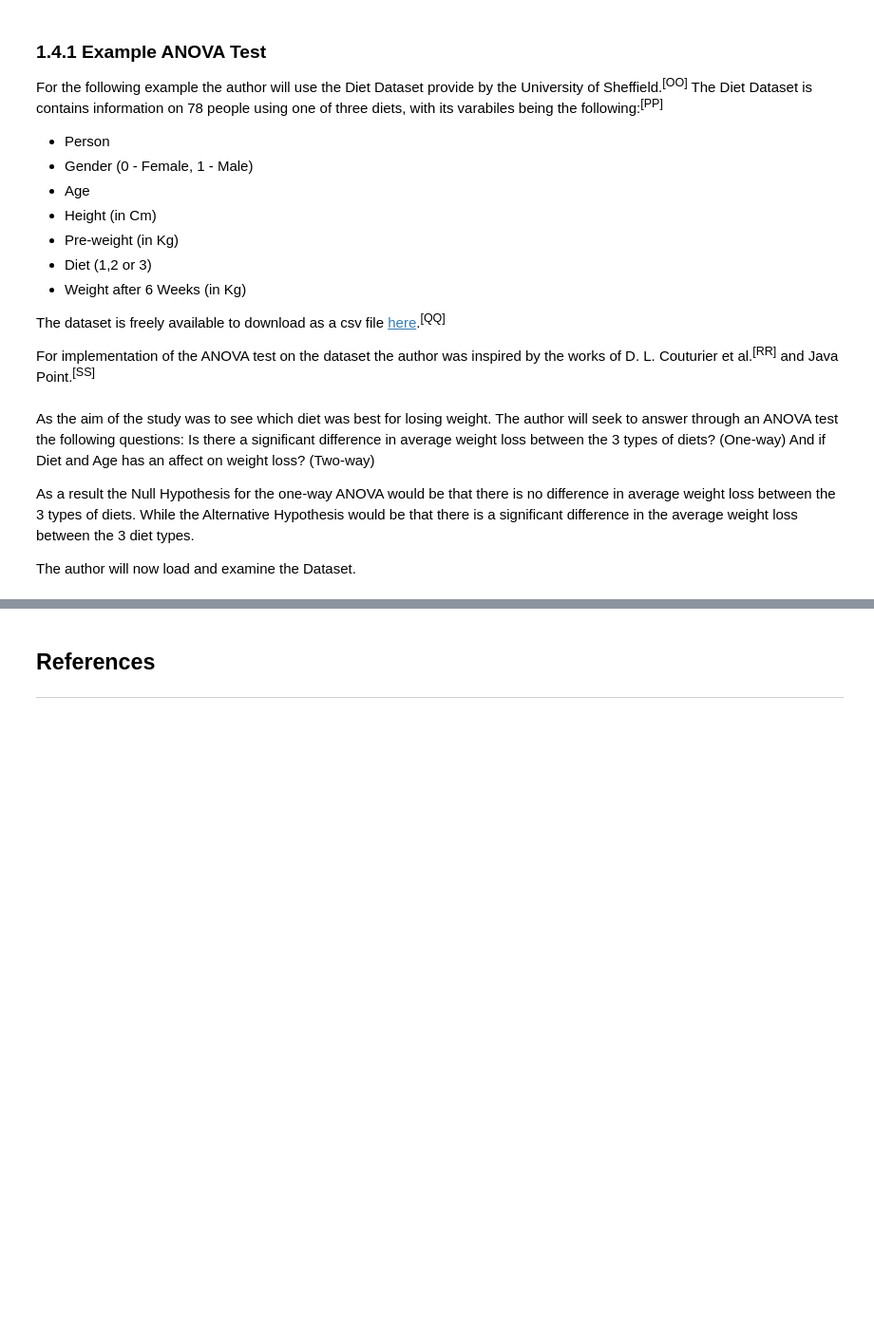
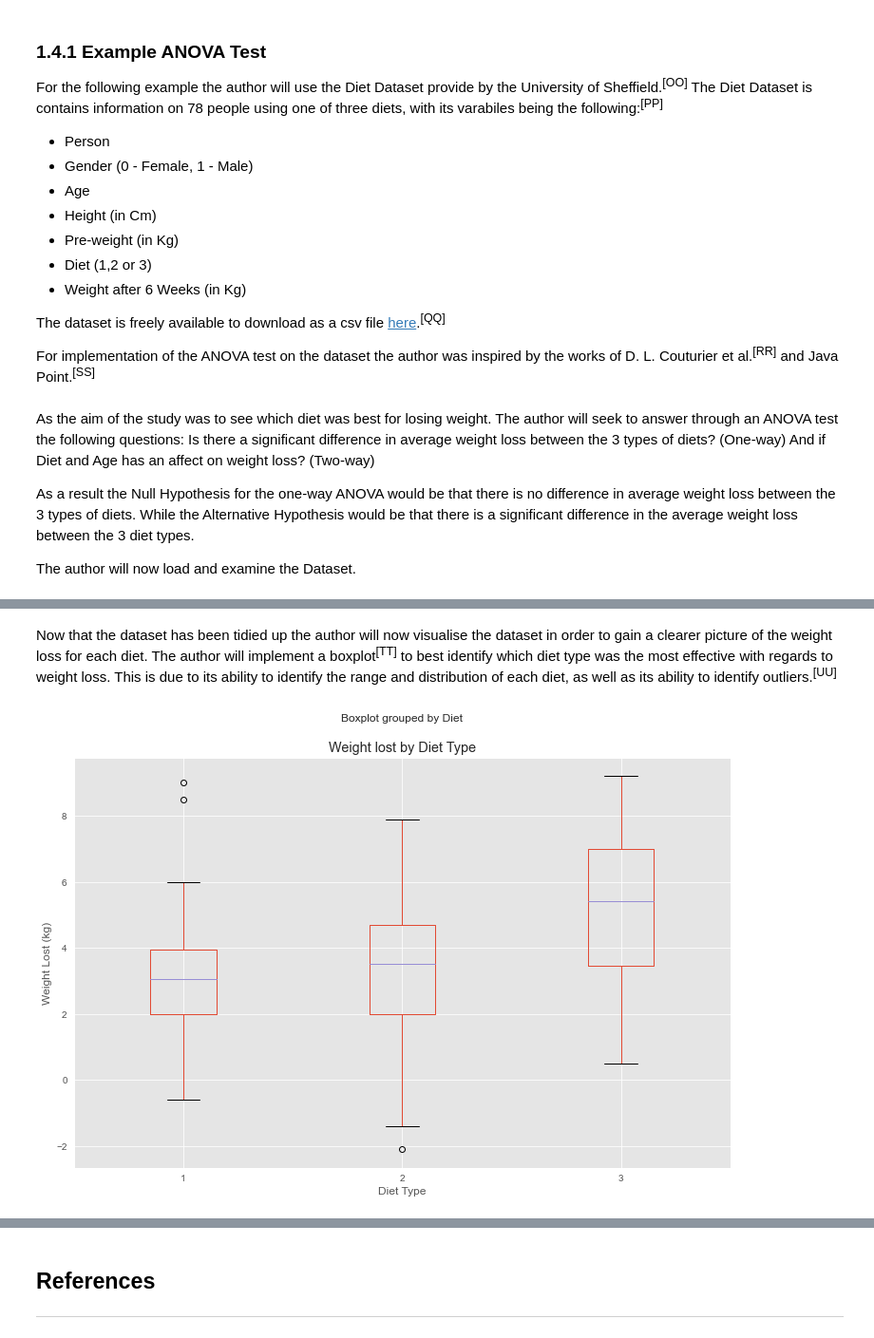
Before and after one commit to JPLee01/Machine_Learning_and_Statistics, a Jupyter notebook: scipy-stats.ipynb, the cells around one changed output, grey strips where cells are left out. Shown at 95% size. Cells and saved outputs as stored; diff of their text form; code cells hidden in the pictures; blank space fills up the shorter version.

Commit message:
Update of info in Scikit-learn and Scipy-stats notebooks.

```diff
--- a/scipy-stats.ipynb
+++ b/scipy-stats.ipynb
@@ -487,0 +507,11 @@ diet_df()
+# %%
+#Addition of Weightloss column
+diet_df["Weight Loss"] = diet_df["pre.weight"] - diet_df["weight6weeks"]
+
+#Addiotion of Male and Female to the gender column
+diet_df = diet_df.replace({"gender":"0"}, "Female")
+diet_df = diet_df.replace({"gender":"1"}, "Male")
+
+
+
+diet_df
@@ -487,0 +534,4 @@ diet_df()
+# %%
+#Remove Rows with Missing Gender Info
+diet_df = diet_df[(diet_df.gender != " ")]
+diet_df
@@ -487,0 +552,10 @@ diet_df()
+# %% [markdown]
+Now that the dataset has been tidied up the author will now visualise the dataset in order to gain a clearer picture of the weight loss for each diet. The author will implement a boxplot<sup>[TT]</sup> to best identify which diet type was the most effective with regards to weight loss. This is due to its ability to identify the range and distribution of each diet, as well as its ability to identify outliers.<sup>[UU]</sup>
+# %%
+diet_df.boxplot(column="Weight Loss", by="Diet")
+plt.title("Weight lost by Diet Type")
+plt.xlabel("Diet Type")
+plt.ylabel("Weight Lost (kg)")
+plt.show()
+# %% [output]
+[figure, added]
```
Also changed, not shown: parts of 13 cells of this notebook, 1 other file.
